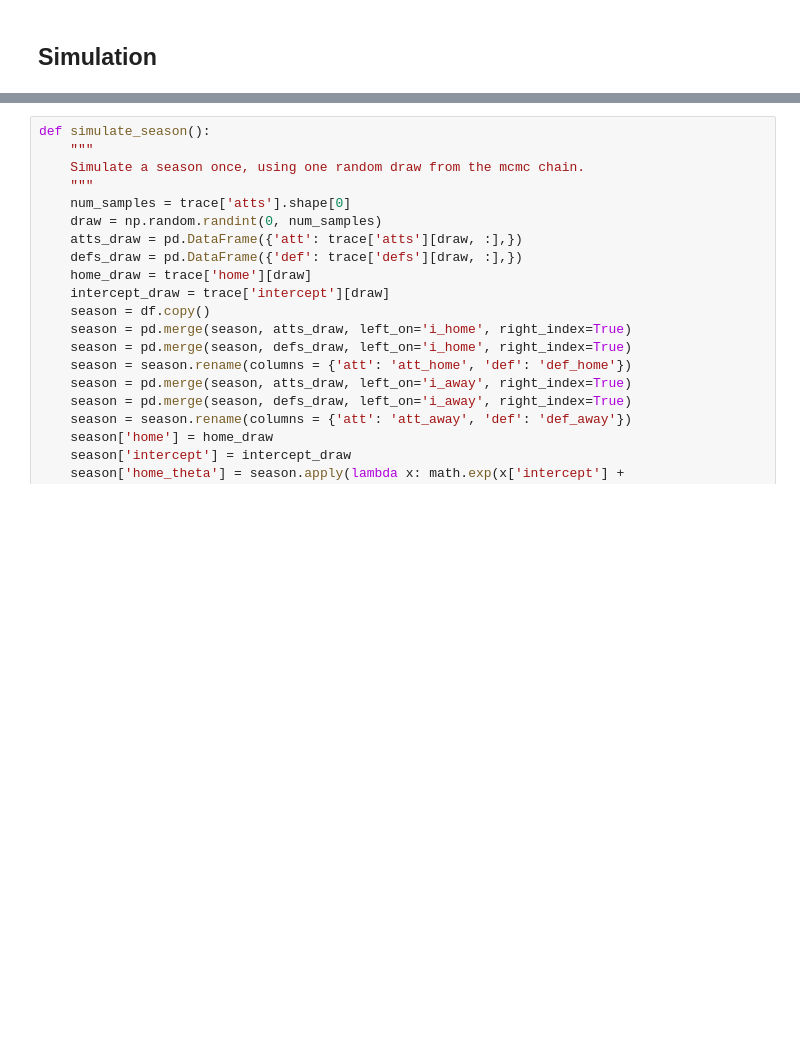
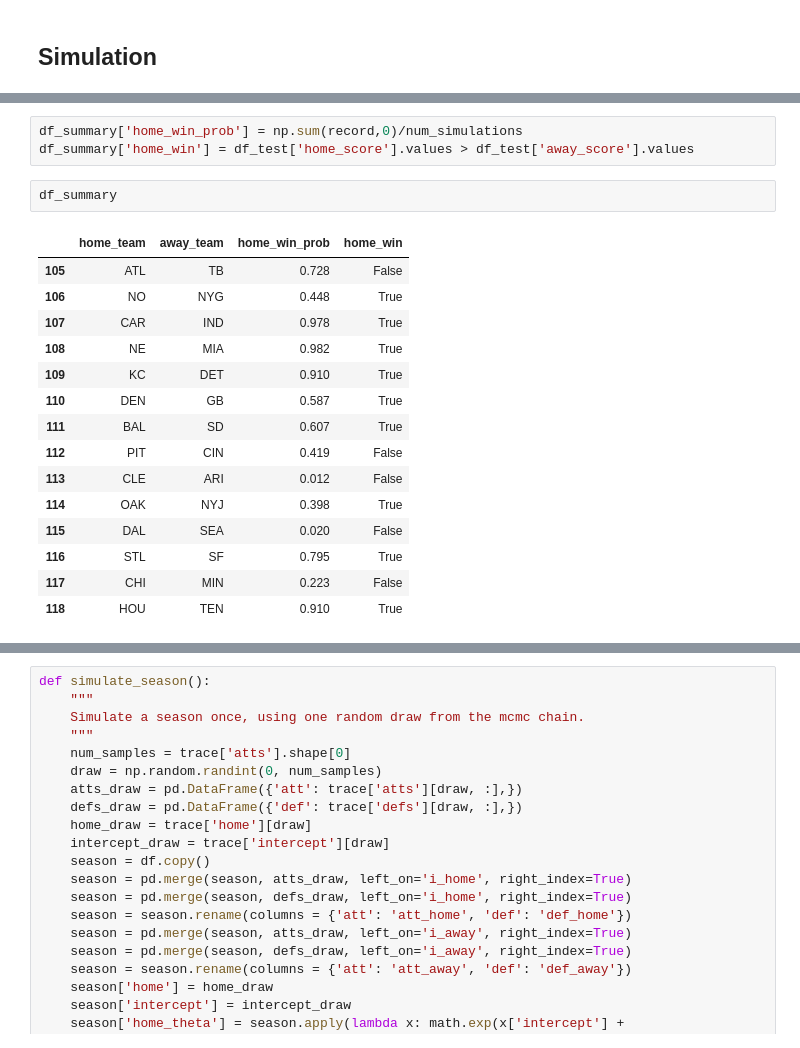
Before and after one commit to edgargalvan/ff, a Jupyter notebook: model/football.ipynb, the cells around one changed output, grey strips where cells are left out. Drawn from its saved outputs; the diff is of its cells as text; blank space fills up the shorter version.

```diff
--- a/model/football.ipynb
+++ b/model/football.ipynb
@@ -198,3 +208,24 @@ _= axs.set_xticklabels(season_hdis['team'].values, rotation=45)
+# %%
+df_summary['home_win_prob'] = np.sum(record,0)/num_simulations
+df_summary['home_win'] = df_test['home_score'].values > df_test['away_score'].values
+# %%
+df_summary
+# %% [output]
+|  | home_team | away_team | home_win_prob | home_win |
+| 105 | ATL | TB | 0.728 | False |
+| 106 | NO | NYG | 0.448 | True |
+| 107 | CAR | IND | 0.978 | True |
+| 108 | NE | MIA | 0.982 | True |
+| 109 | KC | DET | 0.910 | True |
+| 110 | DEN | GB | 0.587 | True |
+| 111 | BAL | SD | 0.607 | True |
+| 112 | PIT | CIN | 0.419 | False |
+| 113 | CLE | ARI | 0.012 | False |
+| 114 | OAK | NYJ | 0.398 | True |
+| 115 | DAL | SEA | 0.020 | False |
+| 116 | STL | SF | 0.795 | True |
+| 117 | CHI | MIN | 0.223 | False |
+| 118 | HOU | TEN | 0.910 | True |
 # %%
 def nrmse(s1, s2):
     spread = s1.max() - s2.min()
```
Also changed, not shown: parts of 10 cells of this notebook.
